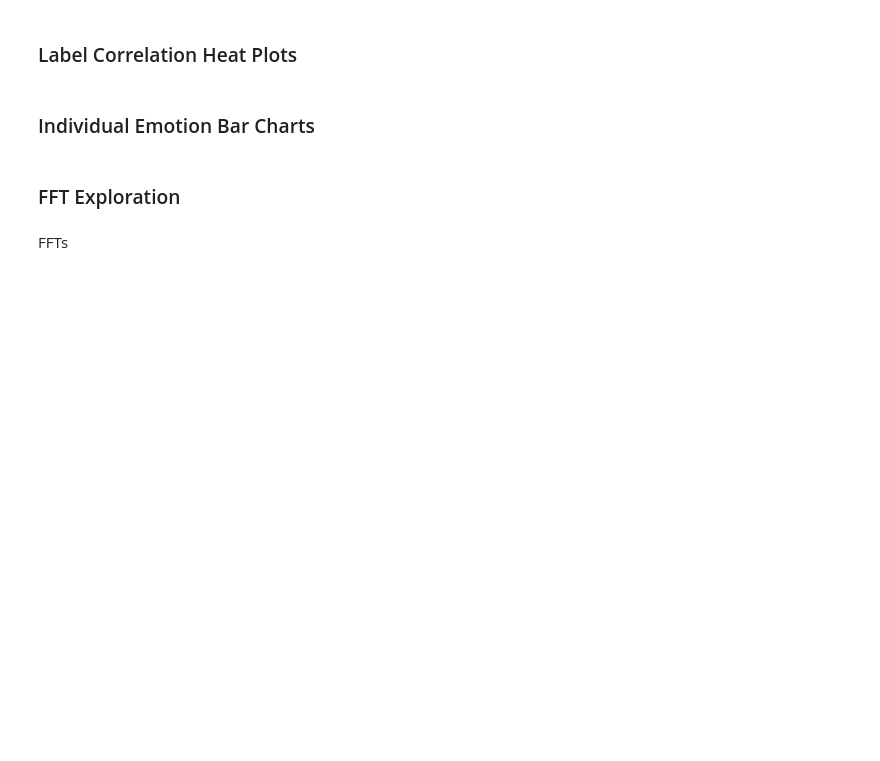
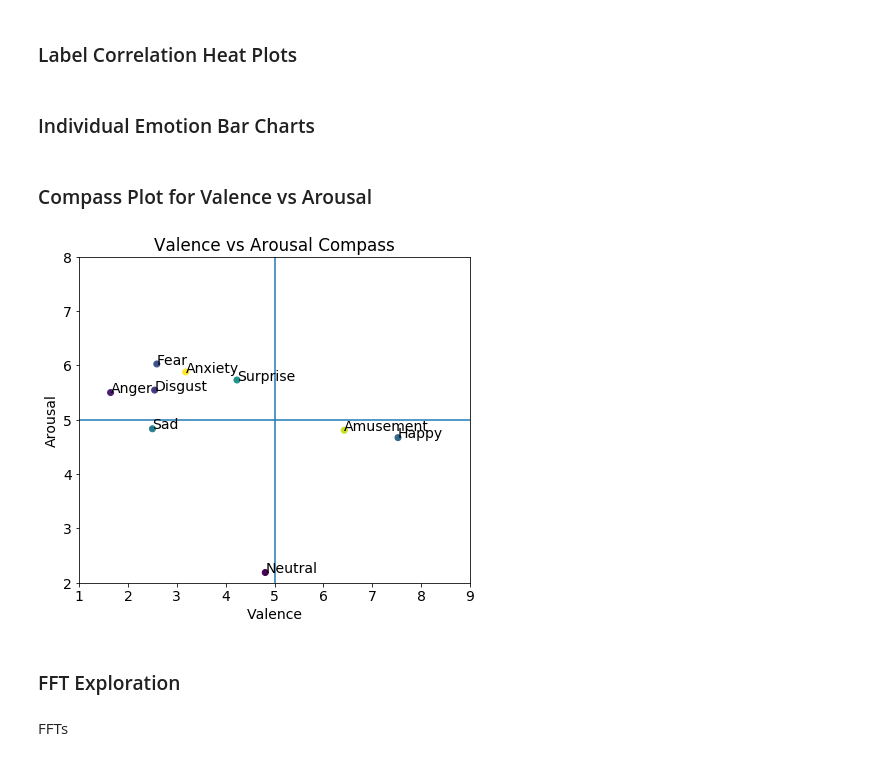
Before and after one commit to thesalmonification/DSCI400_Revamp, a Jupyter notebook: Data_Exploration/Exploration.ipynb, the cells around one changed output. Saved outputs shown, nothing was run; the diff lists cells and outputs as text; code cells hidden in the pictures; blank space fills up the shorter version.

Commit message:
Added Valence vs Arousal compass

```diff
--- a/Data_Exploration/Exploration.ipynb
+++ b/Data_Exploration/Exploration.ipynb
@@ -192,6 +192,43 @@ for b in range(1,5):
     fig.savefig(shared_path+"Emotion_Specific_Corr/"+labels[b]+"_"+emotions[emot])
     # plt.close()
     fig.show()
+# %% [markdown]
+### Compass Plot for Valence vs Arousal
+# %%
+
+valence = label_matrix[2]
+arousal = label_matrix[1]
+emots = label_matrix[0]
+tot = len(valence)
+
+data = np.zeros((4,9))
+data[0] = list(emotions.keys())
+for i in range(tot):
+  index = np.where(data[0] == emots[i])
+  data[1][index] += valence[i]
+  data[2][index] += arousal[i]
+  data[3][index] += 1
+for i in range(9):
+  data[1][i] = data[1][i]/data[3][i]
+  data[2][i] = data[2][i]/data[3][i]
+#print (data)
+
+fig = plt.figure(figsize = (7,6))
+plt.rcParams.update({'font.size': 14})
+plt.scatter(data[1], data[2], c=data[0])
+for i in range(9):
+  plt.annotate(emotions[data[0][i]], xy=(data[1][i], data[2][i]), )
+plt.axvline(x=5)
+plt.axhline(y=5)
+plt.ylim((2,8))
+plt.xlim((1,9))
+plt.xlabel("Valence")
+plt.ylabel("Arousal")
+plt.title("Valence vs Arousal Compass")
+fig.savefig(shared_path+"Val_Arous_Compass")
+plt.show()
+# %% [output]
+[figure, added]
 # %% [markdown]
 ### FFT Exploration
 # %% [markdown]
```
